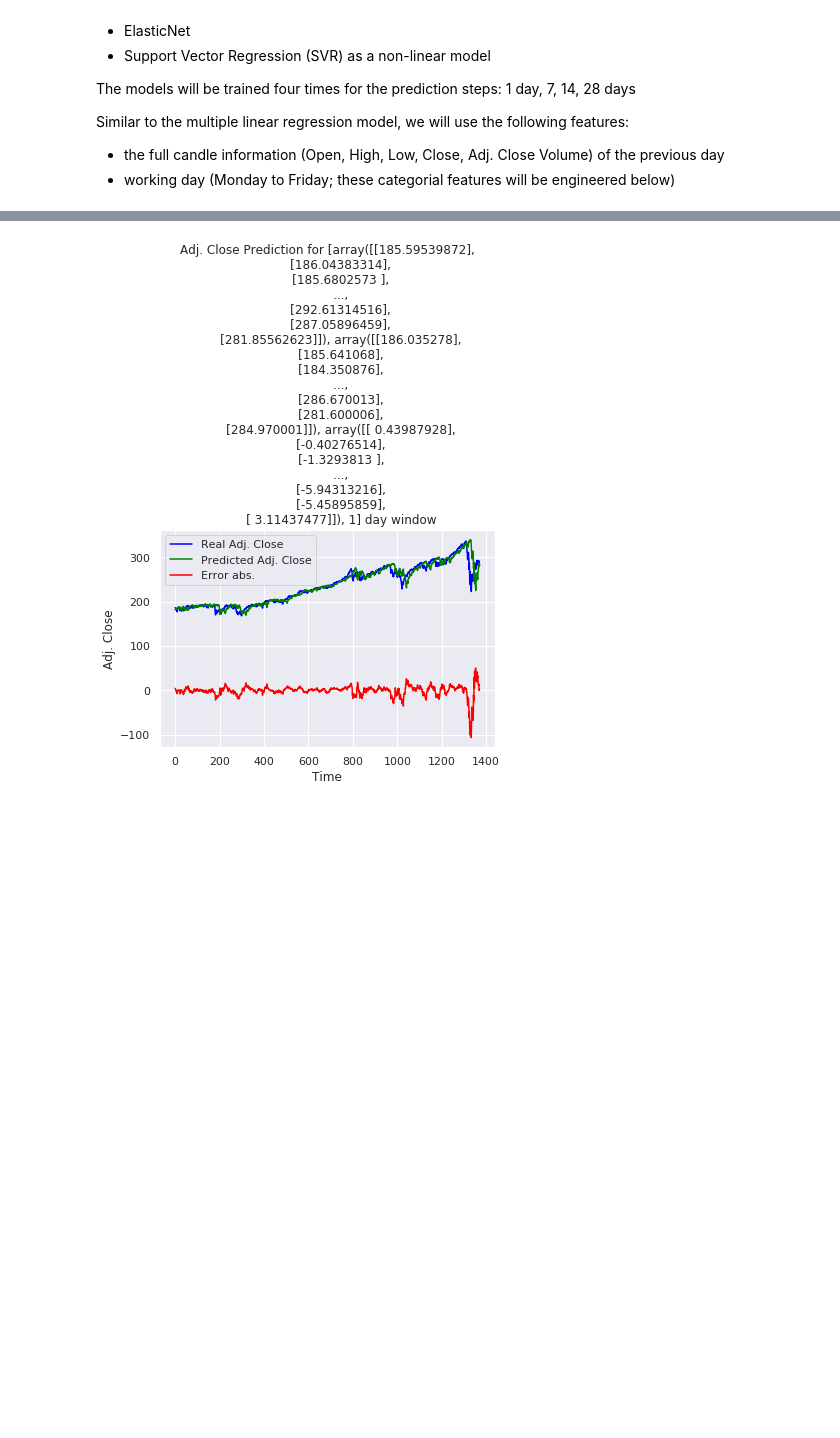
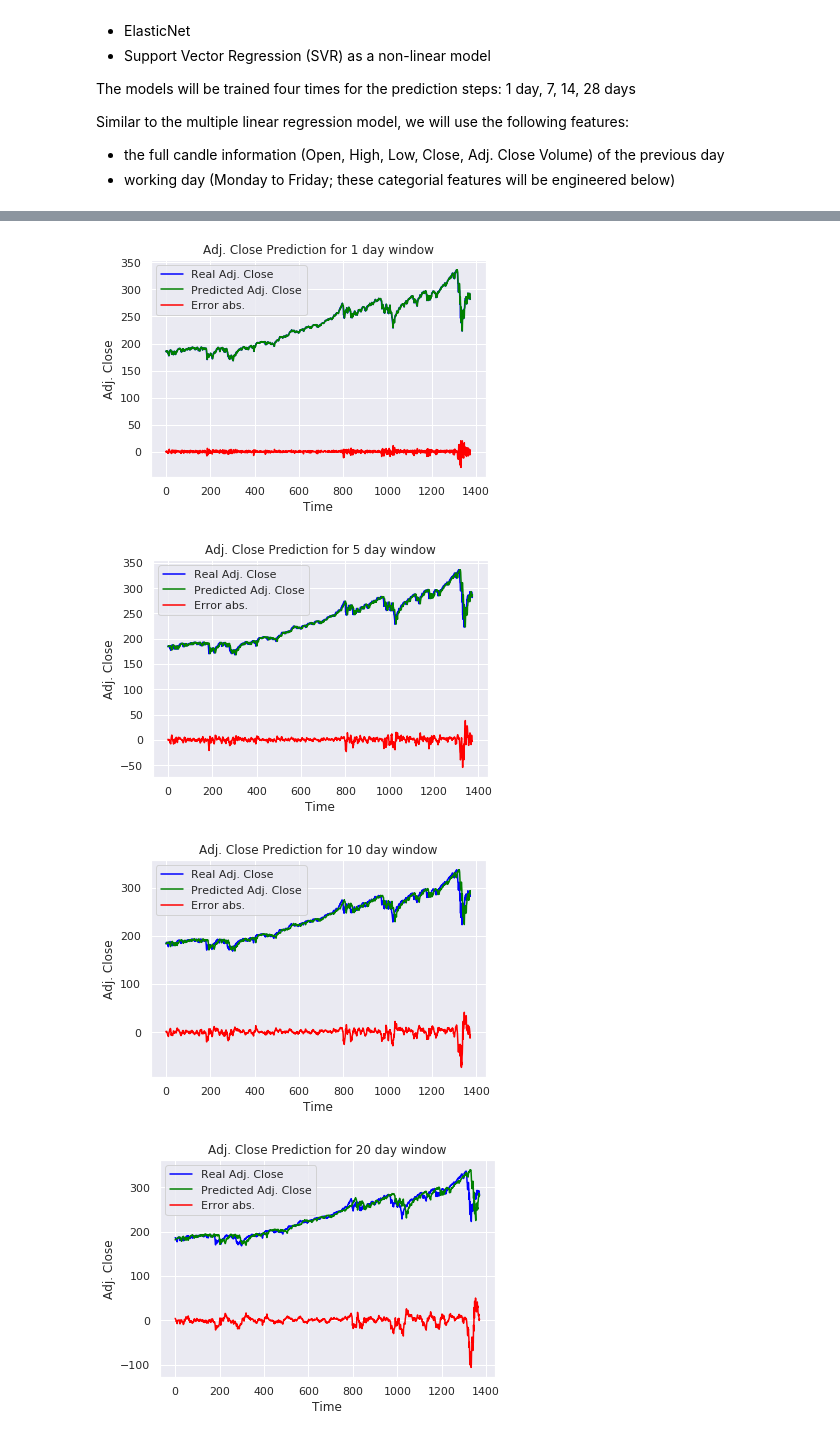
Before and after one commit to MaxMaelicke/dsnd_capstone_stock_price_predictor, a Jupyter notebook: Stock Price Predictor_Data and Model Exploration.ipynb, the cells around one changed output, grey strips where cells are left out. Cells and saved outputs as stored; diff of their text form; code cells hidden in the pictures; blank space fills up the shorter version.

```diff
--- a/Stock Price Predictor_Data and Model Exploration.ipynb
+++ b/Stock Price Predictor_Data and Model Exploration.ipynb
@@ -691,6 +691,8 @@ def split_scale_train_predict(X, y, regressor, scaler):
 
     # Calculate evaluation metrics
     err = y_test - y_pred
+    err_perc = err / y_test
+    err_5_range = np.count_nonzero((err_perc <= 0.05) & (err_perc >= -0.05)) / err_perc.size
     mse = mean_squared_error(y_test, y_pred)
     r2 = r2_score(y_test, y_pred)
     n = len(y_test)     # sample size
@@ -702,8 +704,11 @@ def split_scale_train_predict(X, y, regressor, scaler):
     print('Mean squared error: {}'.format(mse))
     print('R-squared: {}'.format(r2))
     print('Adjusted R-squared: {}'.format(adj_r2))
+    print('Mean error in %: {:.2%}'.format(err_perc.mean()))
+    print('Error range: {:.2%} - {:.2%}'.format(err_perc.min(), err_perc.max()))
+    print('Predictions within error range of -5% to 5%: {:.2%}'.format(err_5_range))
 
-    return y_pred, y_test, err, mse, r2, adj_r2 # X
+    return y_pred, y_test, err, err_perc, mse, r2, adj_r2
 # %%
  # Visualize results
 def plot_results(y_pred, y_test, error, plt_err, window):
@@ -716,7 +721,7 @@ def plot_results(y_pred, y_test, error, plt_err, window):
         plt_err        boolean; plot error
         window         int; time window of prediction, e.g. 1 for tomorrow, 5 for in 5 working days
     Output:
-        plot           plot
+        plot           plot; line diagram to compare y_test and y_pred
     '''
     # Activate seaborn for nice layout
     sns.set()
@@ -772,7 +777,7 @@ for window in windows:
     print('########################## Window: {} working days ##########################'.format(window))
     for regressor in regressors_scalers:
         print('--- {} ---'.format(regressor))
-        y_pred, y_test, err, mse, r2, adj_r2 = split_scale_train_predict(X, y, regressor = regressors_scalers[regressor][0], scaler = regressors_scalers[regressor][1])
+        y_pred, y_test, err, err_perc, mse, r2, adj_r2 = split_scale_train_predict(X, y, regressor = regressors_scalers[regressor][0], scaler = regressors_scalers[regressor][1])
         if mse < lowest_mse:
             lowest_mse = mse
             best_mse_model = regressor
@@ -834,12 +848,12 @@ The Data Scientist Nanodegree recommends a prediction accuracy of +/-5%. We will
 # %%
-# Run Ridge regression mode and obtain y_pred and y_test
+# Run Ridge regression model and print metrics per time window
 window_ridge_data = []
 for window in windows:
     X, y = import_engineer_data(window = window)
     print('########################## Window: {} working days ##########################'.format(window))
-    y_pred, y_test, err, mse, r2, adj_r2 = split_scale_train_predict(X, y, regressor = regressors_scalers['Ridge Regression'][0], scaler = regressors_scalers['Ridge Regression'][1])
-    err = y_test - y_pred
-    window_ridge_data.append([y_pred, y_test, err, window])
+    y_pred, y_test, err, err_perc, mse, r2, adj_r2 = split_scale_train_predict(X, y, regressor = regressors_scalers['Ridge Regression'][0], scaler = regressors_scalers['Ridge Regression'][1])
+    window_ridge_data.append([y_pred, y_test, err, err_perc, window])
+    print()
 # %% [output]
 ########################## Window: 1 working days ##########################
 --- Model Evaluation Metrics:
@@ -864,6 +875,12 @@ Adjusted R-squared: 0.9153932518743381
 # %%
-# Calculate erros from window_ridge_data (window, y_test, y_pred, err)
-#window_ridge_data
-plot_results(y_pred, y_test, err, True, window)
+# Plot line diagrams for each time window
+for i, window in enumerate(windows):
+    y_pred = window_ridge_data[i][0]
+    y_test = window_ridge_data[i][1]
+    err = window_ridge_data[i][2]
+    plot_results(y_pred, y_test, err, True, window)
 # %% [output]
-[figure, old version]
+[figure, new version]
+[figure, added]
+[figure, added]
+[figure, added]
```
Also changed, not shown: parts of 27 cells of this notebook.
